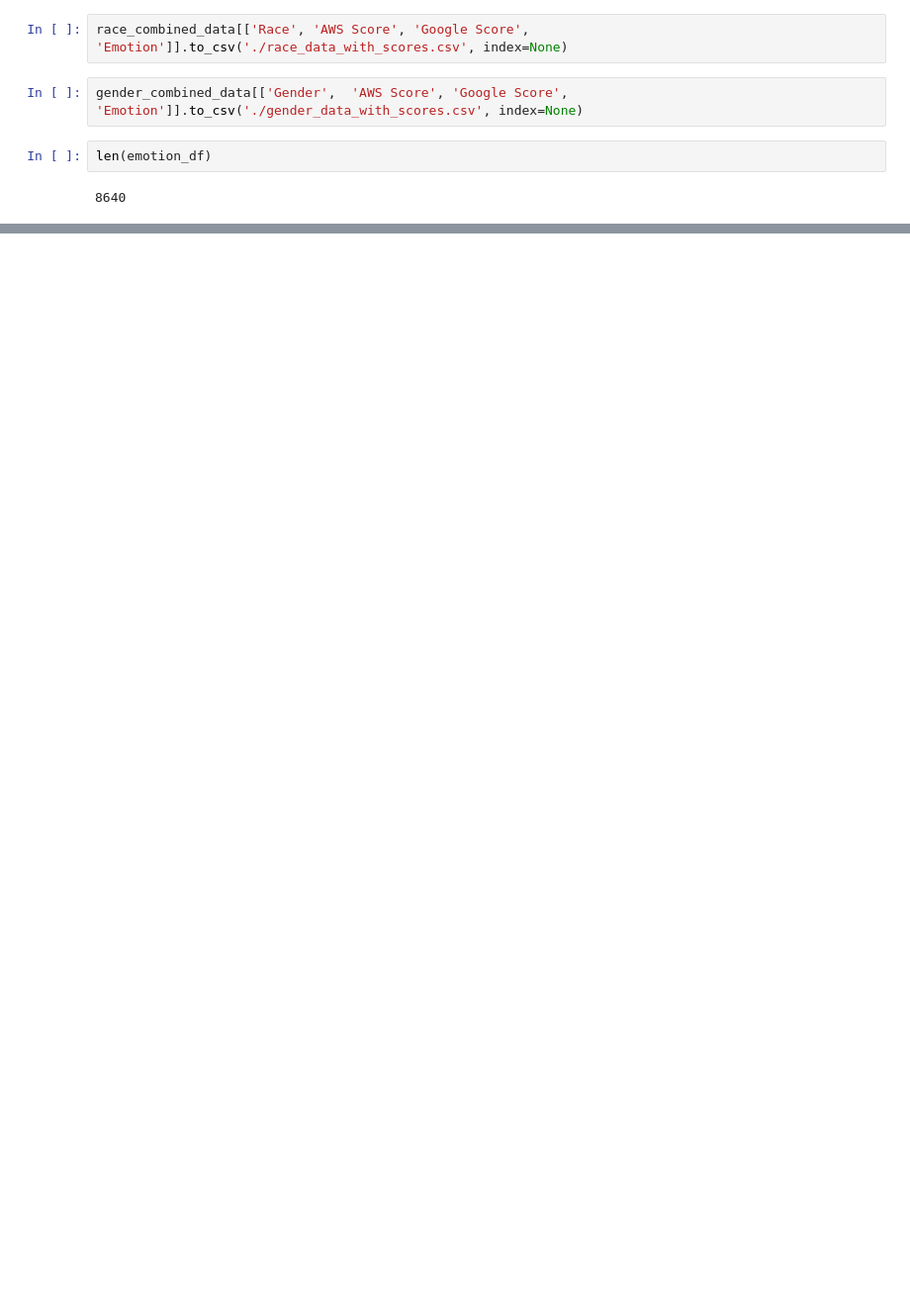
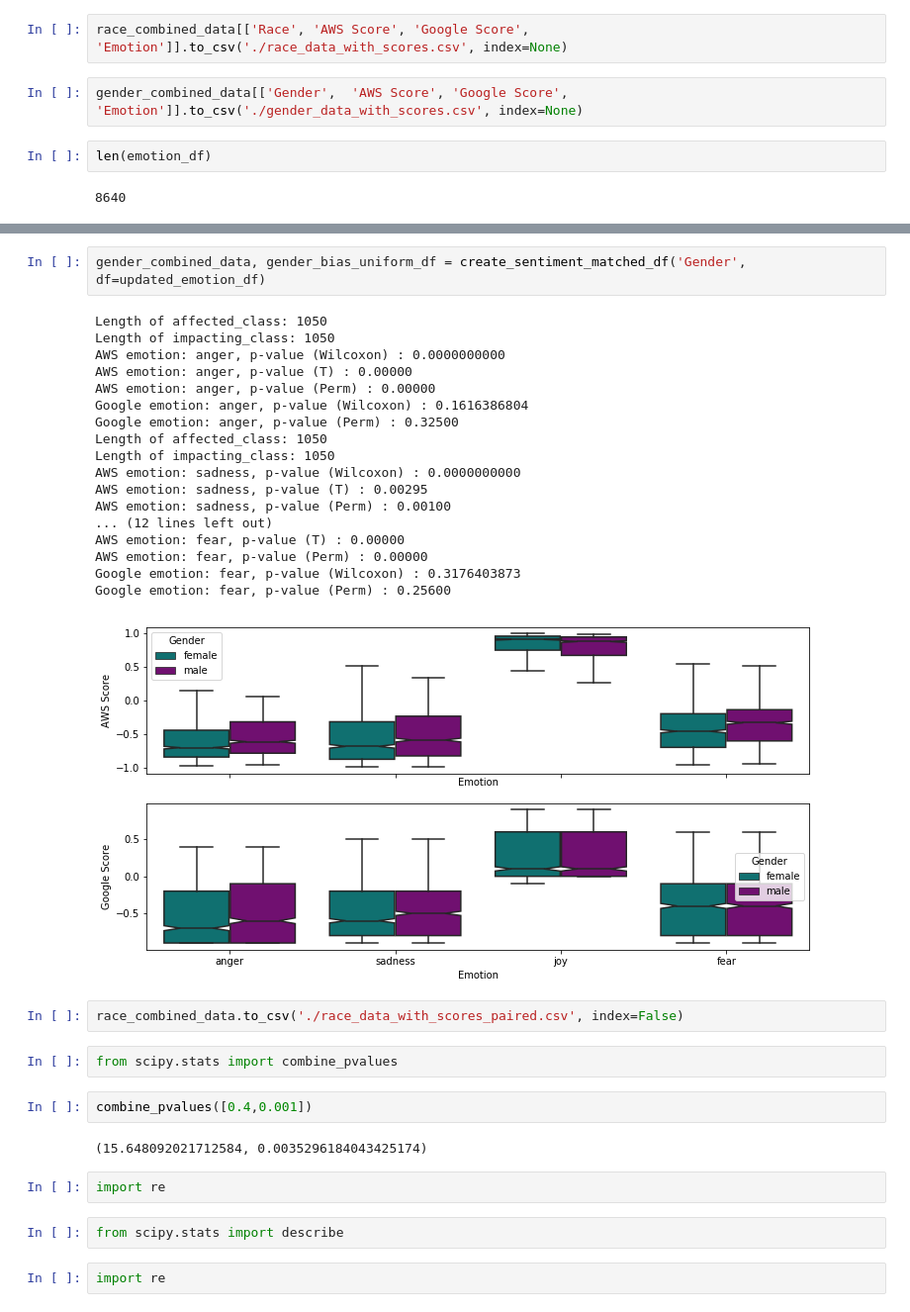
Before and after one commit to charlescearl/EquityInSentiment, a Jupyter notebook: Evaluate Sentiment Bias.ipynb, the cells around one changed output, grey strips where cells are left out. Shown at 99% size. Cells and saved outputs as stored; diff of their text form; blank space fills up the shorter version.

```diff
--- a/Evaluate Sentiment Bias.ipynb
+++ b/Evaluate Sentiment Bias.ipynb
@@ -190,0 +314,35 @@ len(emotion_df)
+# %%
+gender_combined_data, gender_bias_uniform_df = create_sentiment_matched_df('Gender', df=updated_emotion_df)
+# %% [output]
+Length of affected_class: 1050
+Length of impacting_class: 1050
+AWS emotion: anger, p-value (Wilcoxon) : 0.0000000000
+AWS emotion: anger, p-value (T) : 0.00000
+AWS emotion: anger, p-value (Perm) : 0.00000
+Google emotion: anger, p-value (Wilcoxon) : 0.1616386804
+Google emotion: anger, p-value (Perm) : 0.32500
+Length of affected_class: 1050
+Length of impacting_class: 1050
+AWS emotion: sadness, p-value (Wilcoxon) : 0.0000000000
+AWS emotion: sadness, p-value (T) : 0.00295
+AWS emotion: sadness, p-value (Perm) : 0.00100
+... (12 lines left out)
+AWS emotion: fear, p-value (T) : 0.00000
+AWS emotion: fear, p-value (Perm) : 0.00000
+Google emotion: fear, p-value (Wilcoxon) : 0.3176403873
+Google emotion: fear, p-value (Perm) : 0.25600
+[figure, added]
+# %%
+race_combined_data.to_csv('./race_data_with_scores_paired.csv', index=False)
+# %%
+from scipy.stats import combine_pvalues
+# %%
+combine_pvalues([0.4,0.001])
+# %% [output]
+(15.648092021712584, 0.0035296184043425174)
+# %%
+import re
+# %%
+from scipy.stats import describe
+# %%
+import re
```
Also changed, not shown: parts of 17 cells of this notebook, 1 other file.
